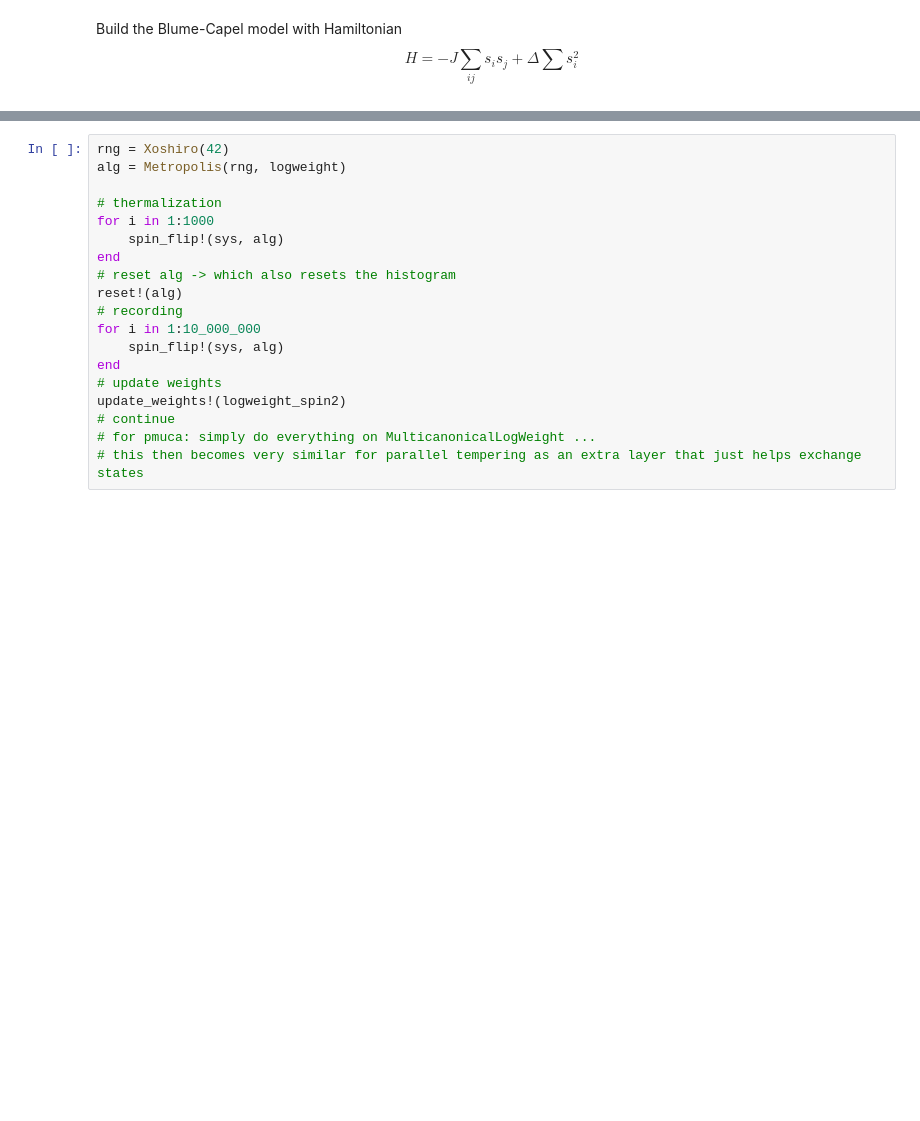
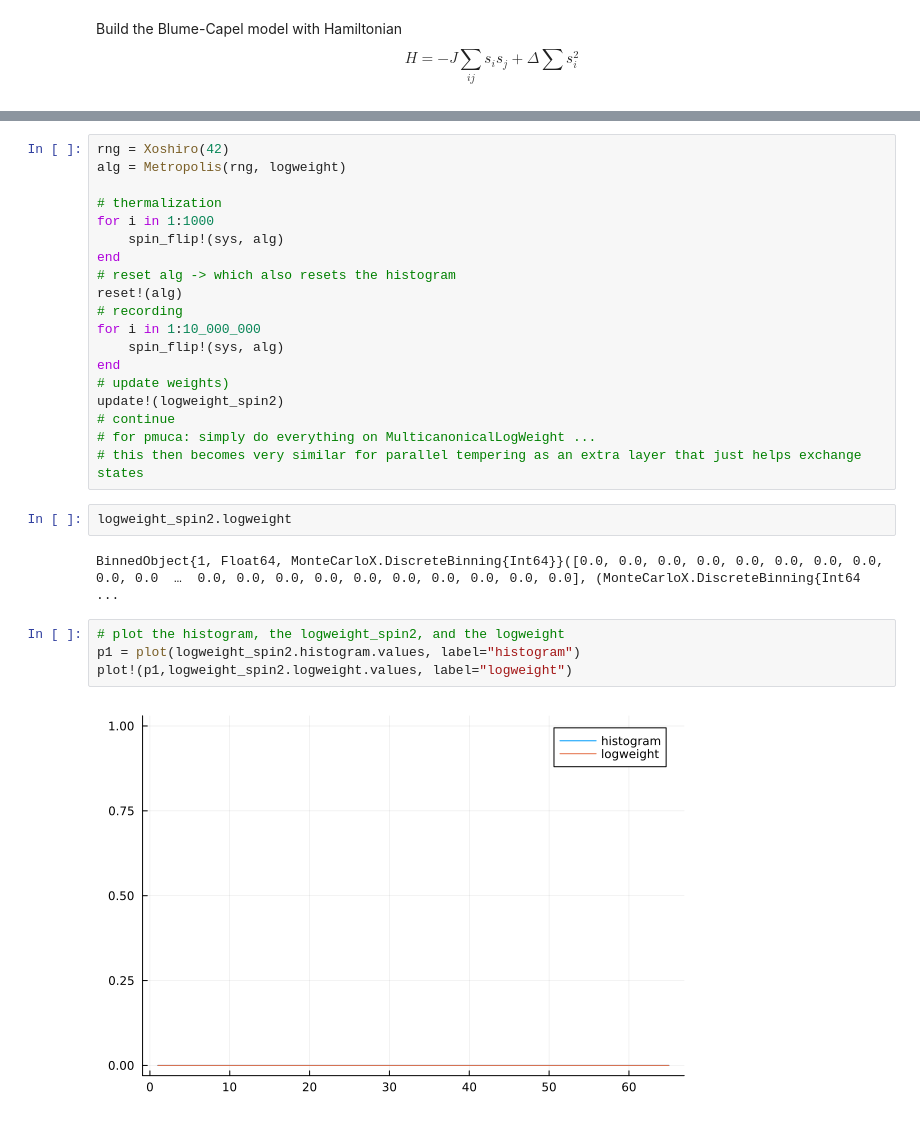
Before and after one commit to zierenberg/MonteCarloX.jl, a Jupyter notebook: examples/spin_systems/muca_blume-capel.ipynb, the cells around one changed output, grey strips where cells are left out. Saved outputs shown, nothing was run; the diff lists cells and outputs as text; blank space fills up the shorter version.

```diff
--- a/examples/spin_systems/muca_blume-capel.ipynb
+++ b/examples/spin_systems/muca_blume-capel.ipynb
@@ -41,8 +60,18 @@ reset!(alg)
 for i in 1:10_000_000
     spin_flip!(sys, alg)
 end
-# update weights
-update_weights!(logweight_spin2)
+# update weights)
+update!(logweight_spin2)
 # continue
 # for pmuca: simply do everything on MulticanonicalLogWeight ...
 # this then becomes very similar for parallel tempering as an extra layer that just helps exchange states
+# %%
+logweight_spin2.logweight
+# %% [output]
+BinnedObject{1, Float64, MonteCarloX.DiscreteBinning{Int64}}([0.0, 0.0, 0.0, 0.0, 0.0, 0.0, 0.0, 0.0, 0.0, 0.0  …  0.0, 0.0, 0.0, 0.0, 0.0, 0.0, 0.0, 0.0, 0.0, 0.0], (MonteCarloX.DiscreteBinning{Int64 ...
+# %%
+# plot the histogram, the logweight_spin2, and the logweight
+p1 = plot(logweight_spin2.histogram.values, label="histogram")
+plot!(p1,logweight_spin2.logweight.values, label="logweight")
+# %% [output]
+[figure, added]
```
Also changed, not shown: parts of 3 cells of this notebook, 3 other files.
